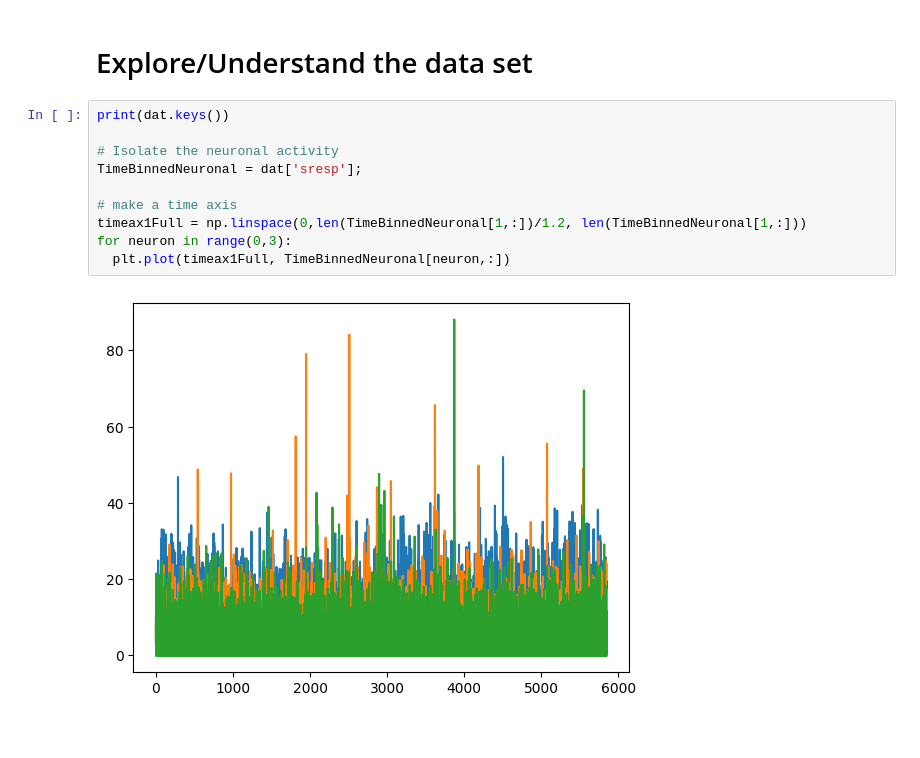
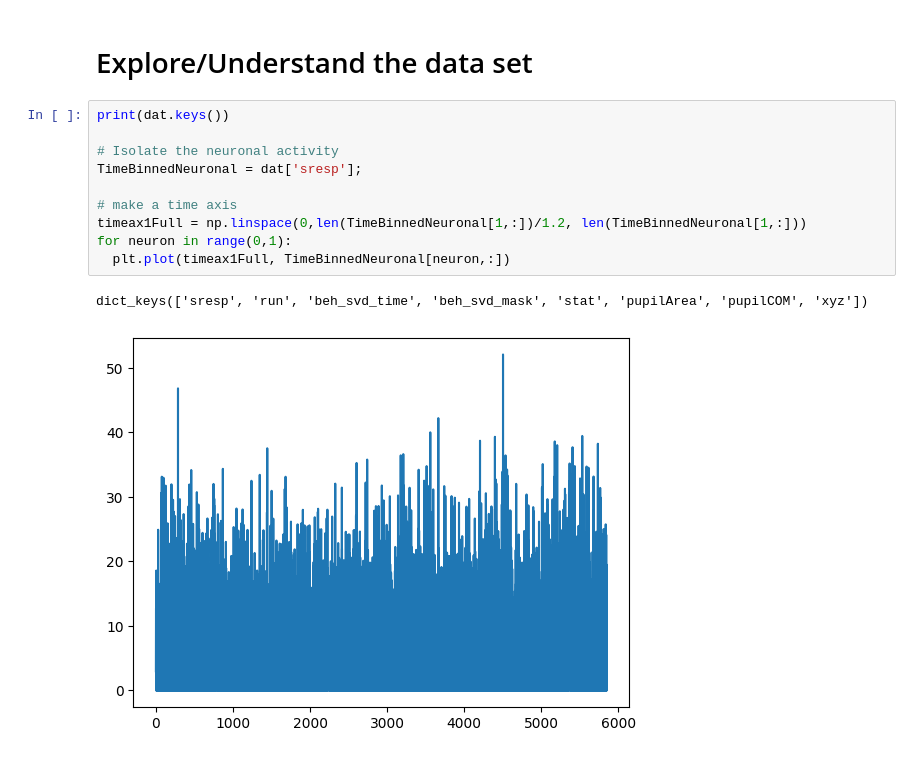
Before and after one commit to ryoiwata/neural_allstars, a Jupyter notebook: ExploringNMADataset_Stringer_Week1.ipynb, the cells around one changed output. Drawn from its saved outputs; the diff is of its cells as text.

```diff
--- a/ExploringNMADataset_Stringer_Week1.ipynb
+++ b/ExploringNMADataset_Stringer_Week1.ipynb
@@ -32,12 +51,13 @@ dat = np.load('stringer_spontaneous.npy', allow_pickle=True).item()
 # %%
 print(dat.keys())
 
 # Isolate the neuronal activity
 TimeBinnedNeuronal = dat['sresp'];
 
 # make a time axis
 timeax1Full = np.linspace(0,len(TimeBinnedNeuronal[1,:])/1.2, len(TimeBinnedNeuronal[1,:]))
-for neuron in range(0,3):
+for neuron in range(0,1):
   plt.plot(timeax1Full, TimeBinnedNeuronal[neuron,:])
 # %% [output]
+dict_keys(['sresp', 'run', 'beh_svd_time', 'beh_svd_mask', 'stat', 'pupilArea', 'pupilCOM', 'xyz'])
-[figure, old version]
+[figure, new version]
```
Also changed, not shown: parts of 4 cells of this notebook.
